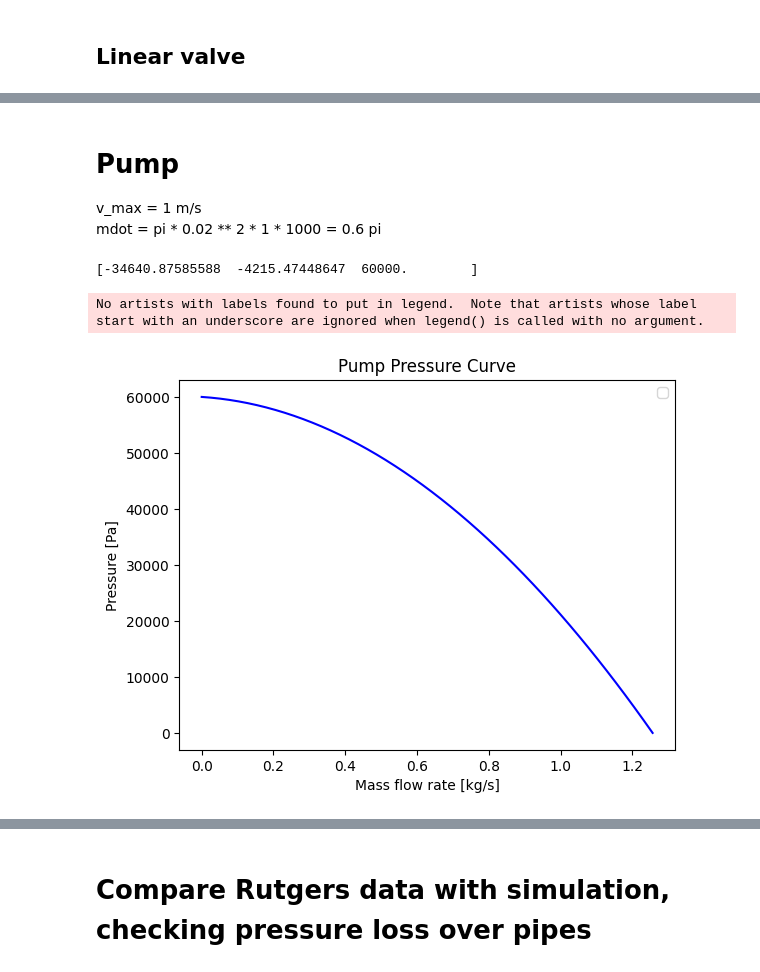
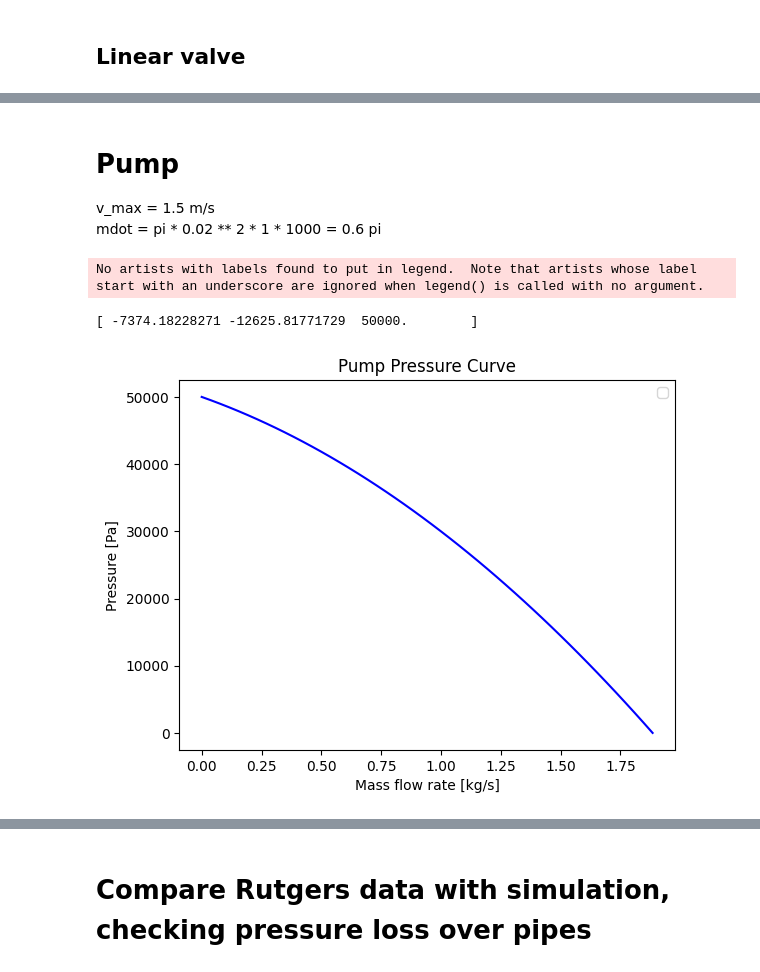
Before and after one commit to Pietervb2/thesis, a Jupyter notebook: obtain_realistic parameters.ipynb, the cells around one changed output, grey strips where cells are left out. Saved outputs shown, nothing was run; the diff lists cells and outputs as text; code cells hidden in the pictures.

```diff
--- a/obtain_realistic parameters.ipynb
+++ b/obtain_realistic parameters.ipynb
@@ -436,39 +414,38 @@ Text(0, 0.5, 'Mass flow (kg/s)')
 # %% [markdown]
 # Pump
 
-v_max = 1 m/s \
+v_max = 1.5 m/s \
 mdot = pi * 0.02 ** 2 * 1 * 1000 = 0.6 pi
 # %%
 # Measurement data points
-
-mflow_max = 0.02**2 * 1 * 1000 * np.pi  # kg/s
-dp_data = np.array([60e3, 45e3, 0])  # Pa
-mflow_data = np.array([0, 0.6, mflow_max])  # kg/s
+mflow_max = 0.02**2 * 1.5 * 1000 * np.pi  # kg/s
+dp_data = np.array([50e3, 30e3, 0])  # Pa
+mflow_data = np.array([0, 1, mflow_max])  # kg/s
 
 # Fit quadratic curve to data: dp = a*mflow^2 + b*mflow + c
 coefficients = np.polyfit(mflow_data, dp_data, 2)
 a, b, c = coefficients
 
 print(coefficients)
 
 # Update pump_curve function with fitted coefficients
-def pump_curve(mflow):
+def pump_curve(a,b,c,mflow):
     dp = a * mflow**2 + b * mflow + c
     return dp
 
 # Verify fit
 mflow_test = np.linspace(0, mflow_max, 50)
-dp_fit = [pump_curve(m) for m in mflow_test]
+dp_fit_current = [pump_curve(a,b,c,m) for m in mflow_test]
 
 plt.figure()
 # plt.plot(mflow_data, dp_data, 'ro', label='Measurement data')
-plt.plot(mflow_test, dp_fit, 'b-')
+plt.plot(mflow_test, dp_fit_current, 'b-')
 plt.xlabel('Mass flow rate [kg/s]')
 plt.ylabel('Pressure [Pa]')
 plt.title('Pump Pressure Curve')
 plt.legend()
 plt.show()
 # %% [output]
-[-34640.87585588  -4215.47448647  60000.        ]
+No artists with labels found to put in legend.  Note that artists whose label start with an underscore are ignored when legend() is called with no argument.
-No artists with labels found to put in legend.  Note that artists whose label start with an underscore are ignored when legend() is called with no argument.
+[ -7374.18228271 -12625.81771729  50000.        ]
-[figure, old version]
+[figure, new version]
```
Also changed, not shown: parts of 28 cells of this notebook, 13 other files.
